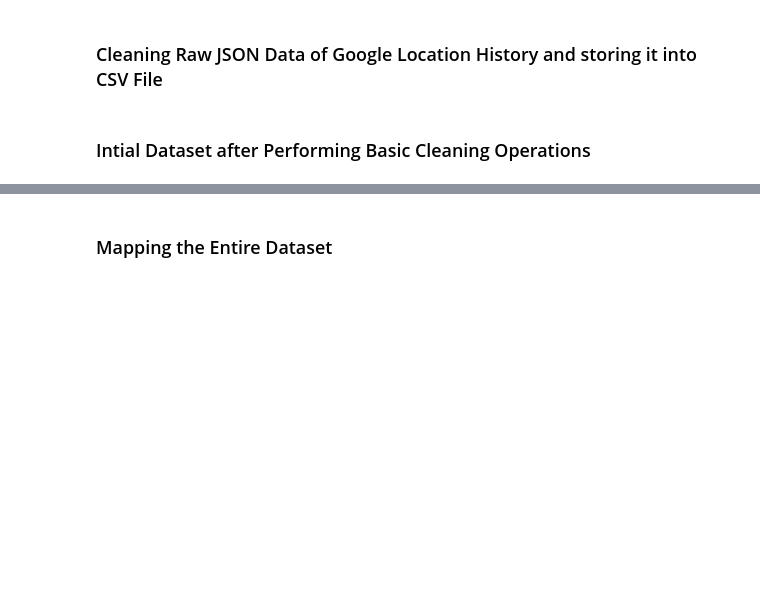
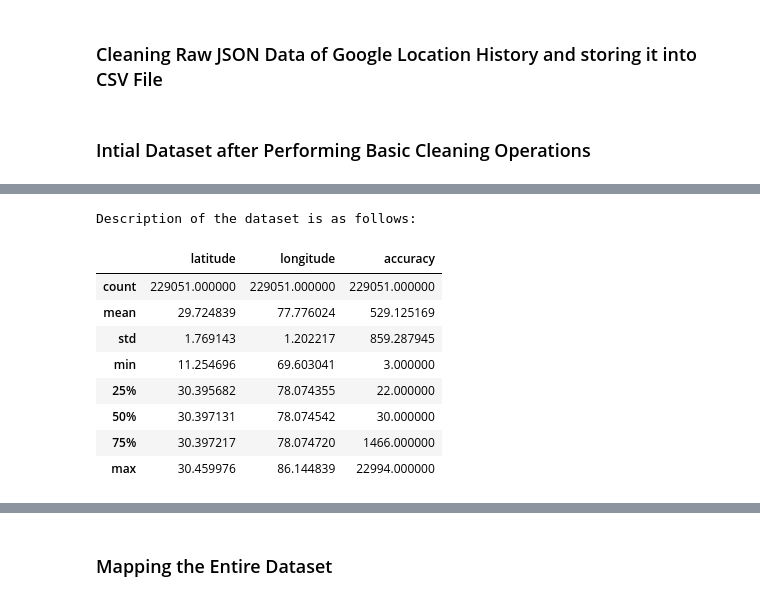
Before and after one commit to guptashivam27/Explorify, a Jupyter notebook: Explorify - A Location Recommender.ipynb, the cells around one changed output, grey strips where cells are left out. Saved outputs shown, nothing was run; the diff lists cells and outputs as text; code cells hidden in the pictures; blank space fills up the shorter version.

Commit message:
Changed timestamp format and added description of dataset and datatypes of dataset

```diff
--- a/Explorify - A Location Recommender.ipynb
+++ b/Explorify - A Location Recommender.ipynb
@@ -89,0 +90,15 @@ Intial dataset after performing basic cleaning operations is as follows:
+# %%
+# Description of the dataset
+print("Description of the dataset is as follows: ")
+df.describe()
+# %% [output]
+Description of the dataset is as follows:
+|  | latitude | longitude | accuracy |
+| count | 229051.000000 | 229051.000000 | 229051.000000 |
+| mean | 29.724839 | 77.776024 | 529.125169 |
+| std | 1.769143 | 1.202217 | 859.287945 |
+| min | 11.254696 | 69.603041 | 3.000000 |
+| 25% | 30.395682 | 78.074355 | 22.000000 |
+| 50% | 30.397131 | 78.074542 | 30.000000 |
+| 75% | 30.397217 | 78.074720 | 1466.000000 |
+| max | 30.459976 | 86.144839 | 22994.000000 |
```
Also changed, not shown: parts of 5 cells of this notebook.
